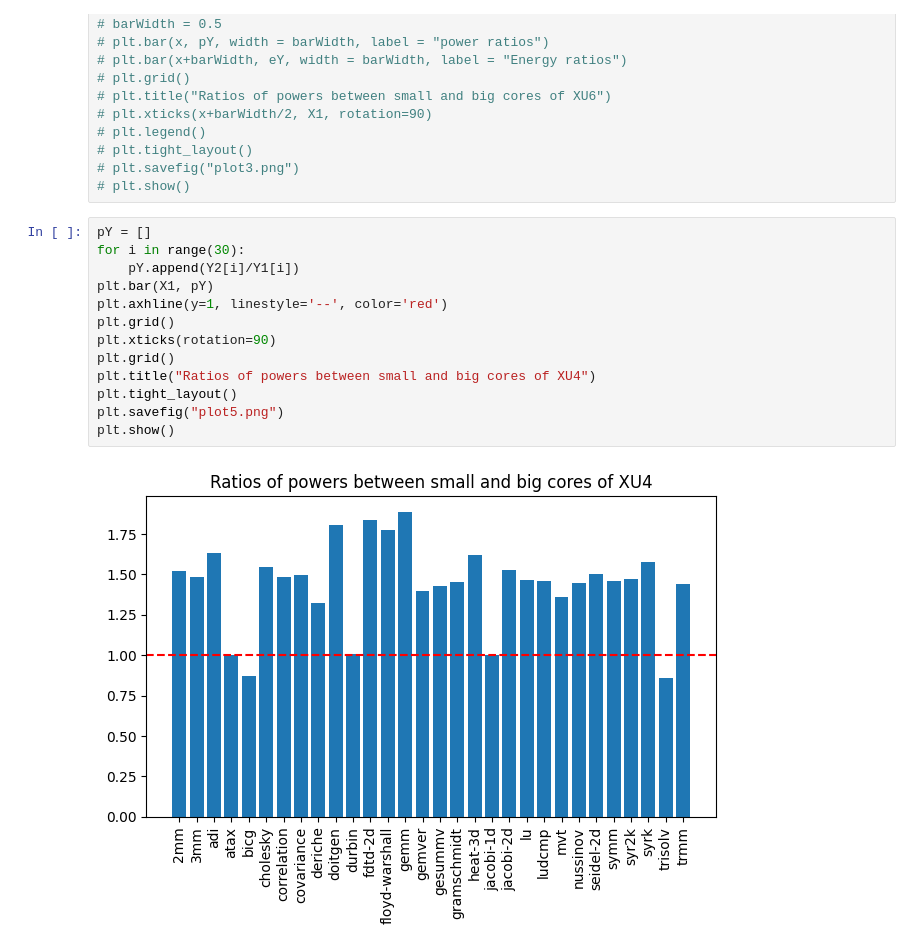
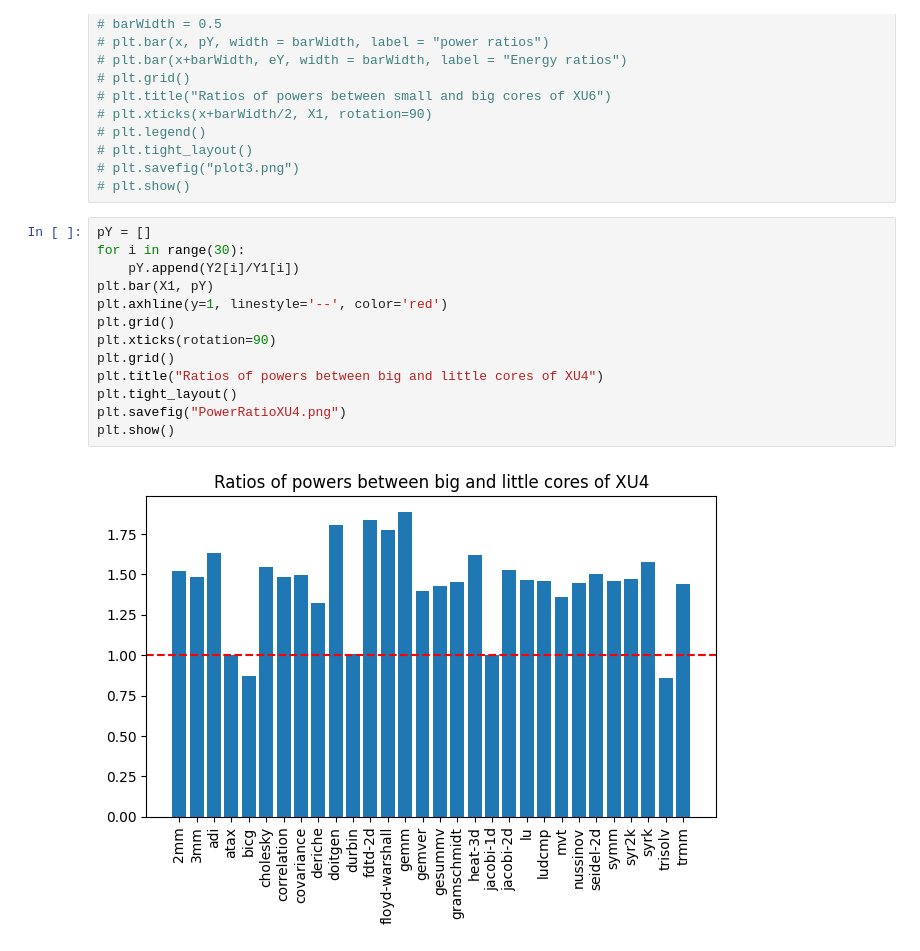
Before and after one commit to Hema-Sri-Ch/mini-project, a Jupyter notebook: Polybench/Powers/Visualize.ipynb, the cells around one changed output. Drawn from its saved outputs; the diff is of its cells as text.

```diff
--- a/Polybench/Powers/Visualize.ipynb
+++ b/Polybench/Powers/Visualize.ipynb
@@ -235,18 +235,18 @@ plt.show()
 # %%
 pY = []
 for i in range(30):
     pY.append(Y2[i]/Y1[i])
 plt.bar(X1, pY)
 plt.axhline(y=1, linestyle='--', color='red')
 plt.grid()
 plt.xticks(rotation=90)
 plt.grid()
-plt.title("Ratios of powers between small and big cores of XU4")
+plt.title("Ratios of powers between big and little cores of XU4")
 plt.tight_layout()
-plt.savefig("plot5.png")
+plt.savefig("PowerRatioXU4.png")
 plt.show()
 # %% [output]
-[figure, old version]
+[figure, new version]
 # %%
 pY = []
 for i in range(30):
```
Also changed, not shown: parts of 7 cells of this notebook, 23 other files.
